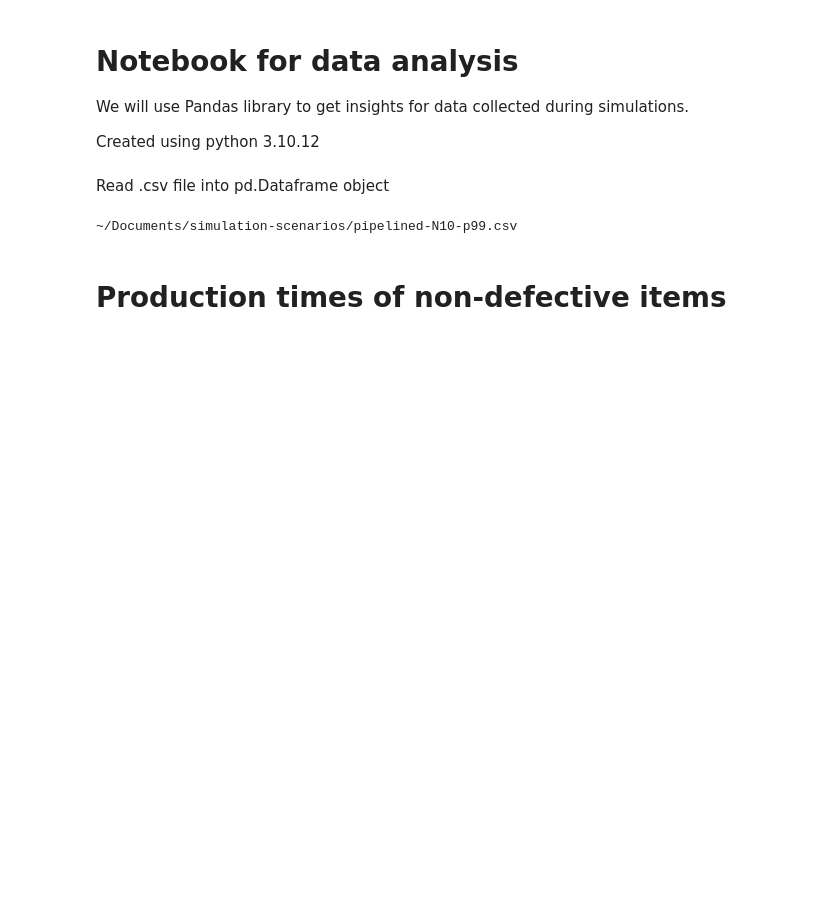
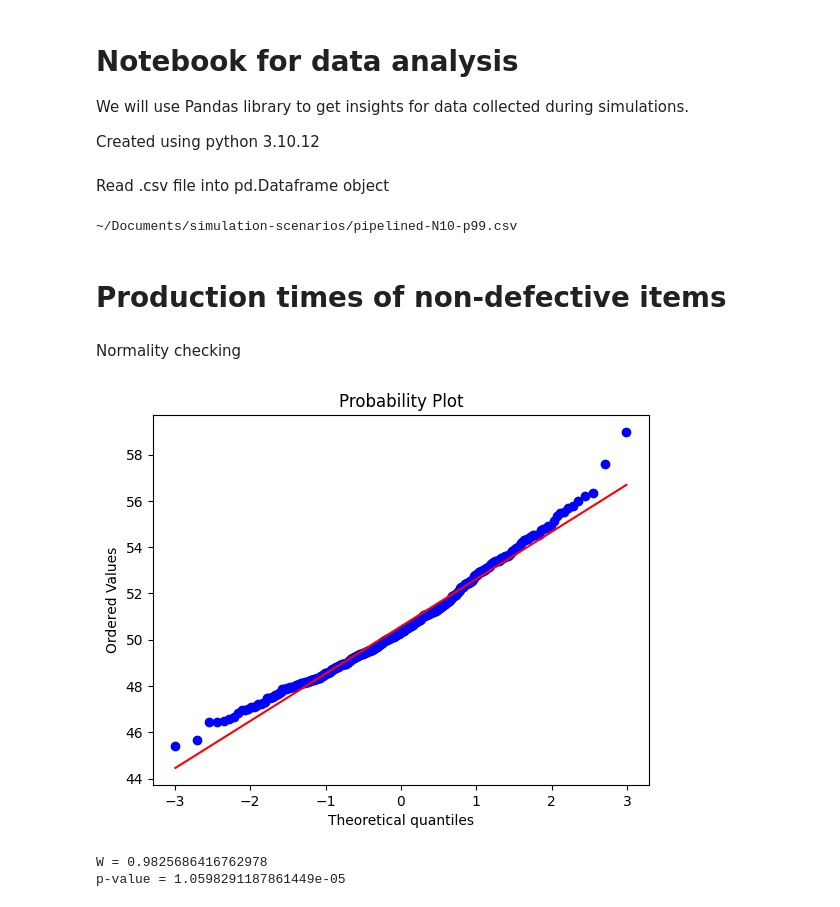
Before and after one commit to erni-de/factory-simulation, a Jupyter notebook: analysis.ipynb, the cells around one changed output. Saved outputs shown, nothing was run; the diff lists cells and outputs as text; code cells hidden in the pictures; blank space fills up the shorter version.

```diff
--- a/analysis.ipynb
+++ b/analysis.ipynb
@@ -56,4 +56,23 @@ def descriptive_array(array) :
     return obs, min, max, perc_5, perc_95, median, mean, variance, sd
 # %% [markdown]
 # Production times of non-defective items
+# %% [markdown]
+Normality checking
+# %%
+import scipy.stats as stats
+from scipy.stats import shapiro
+
+times = df["value"]
+
+stats.probplot(times, dist="norm", plot=plt)
+plt.show()
+
+
+stat, p = shapiro(times)
+print("W =", stat)
+print("p-value =", p)
+# %% [output]
+[figure, added]
+W = 0.9825686416762978
+p-value = 1.0598291187861449e-05
 # %%
```
Also changed, not shown: parts of 1 cell of this notebook, 1 other file.
